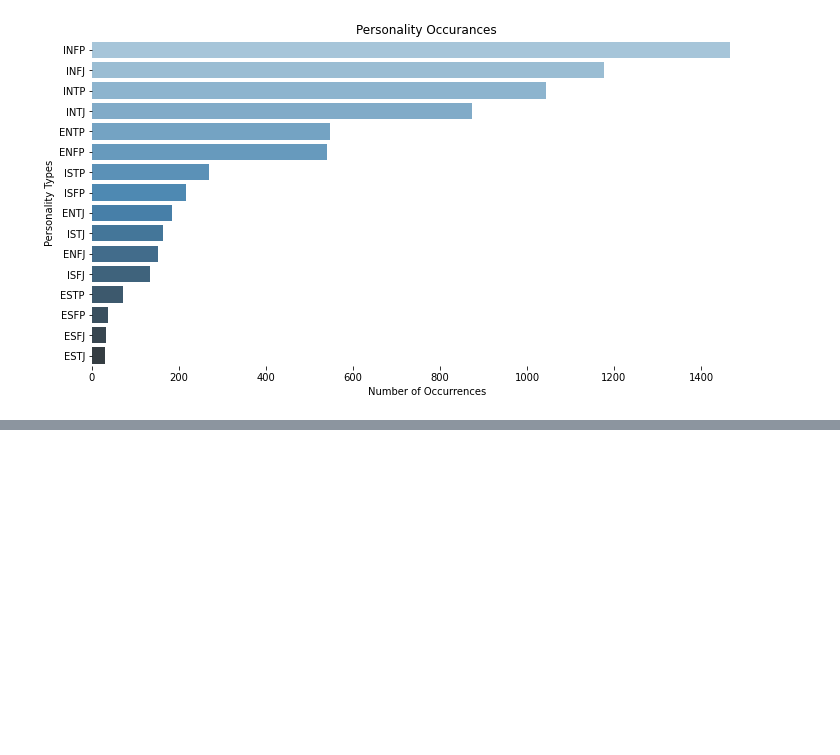
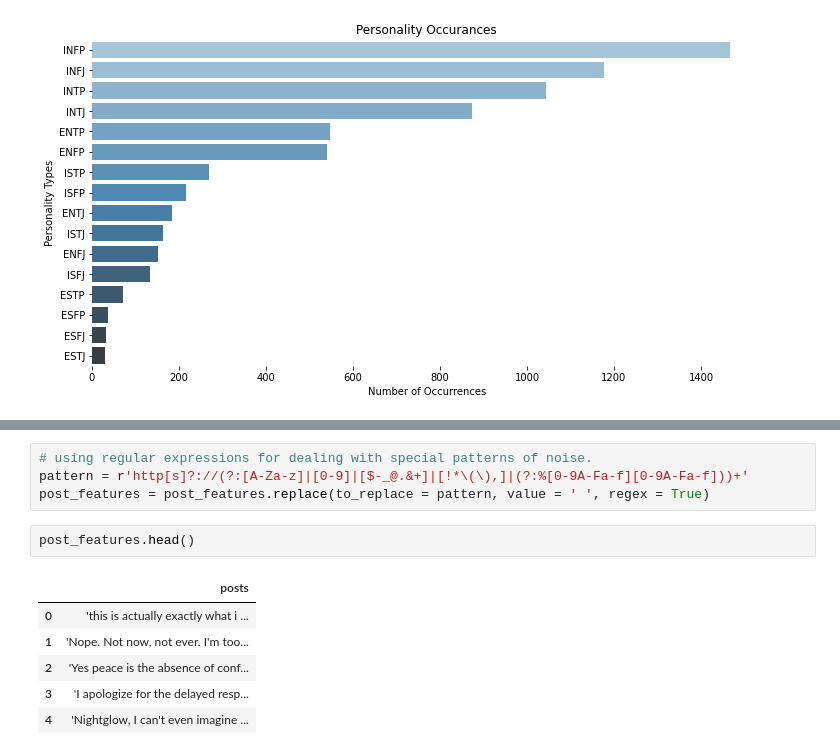
Before and after one commit to squid-cat/MBTI-NLP, a Jupyter notebook: text_classification_alfred.ipynb, the cells around one changed output, grey strips where cells are left out. Cells and saved outputs as stored; diff of their text form; blank space fills up the shorter version.

```diff
--- a/text_classification_alfred.ipynb
+++ b/text_classification_alfred.ipynb
@@ -63,0 +72,13 @@ KeyError: 'id'
+# %%
+# using regular expressions for dealing with special patterns of noise.
+pattern = r'http[s]?://(?:[A-Za-z]|[0-9]|[$-_@.&+]|[!*\(\),]|(?:%[0-9A-Fa-f][0-9A-Fa-f]))+'
+post_features = post_features.replace(to_replace = pattern, value = ' ', regex = True)
+# %%
+post_features.head()
+# %% [output]
+|  | posts |
+| 0 | 'this is actually exactly what i ... |
+| 1 | 'Nope. Not now, not ever. I'm too... |
+| 2 | 'Yes peace is the absence of conf... |
+| 3 | 'I apologize for the delayed resp... |
+| 4 | 'Nightglow, I can't even imagine ... |
```
Also changed, not shown: parts of 23 cells of this notebook.
